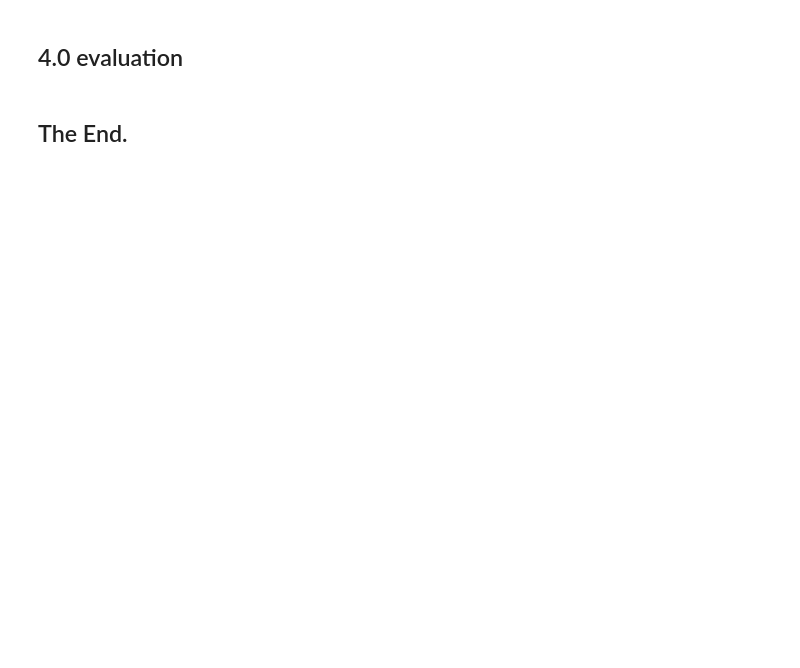
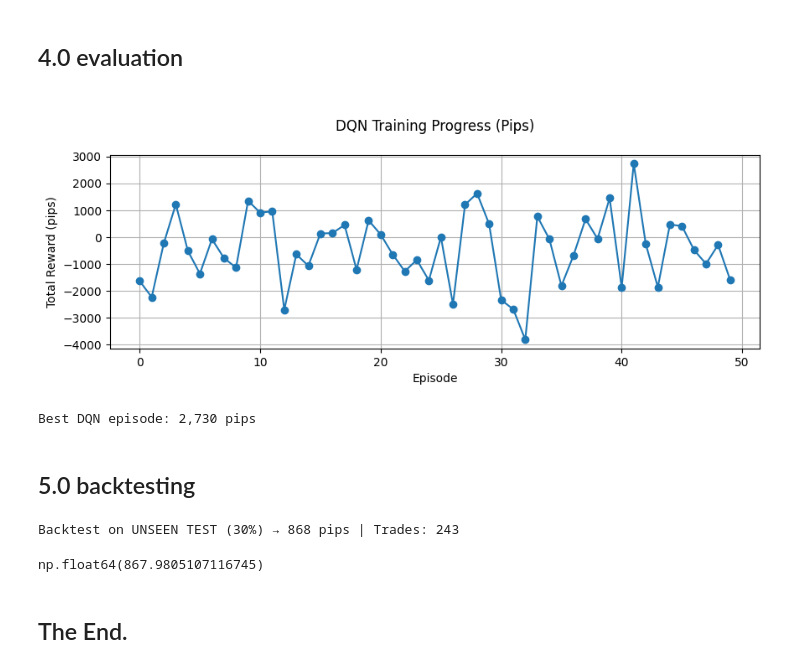
Before and after one commit to isuba-ian-k/Finance, a Jupyter notebook: fin_algo.ipynb, the cells around one changed output. Cells and saved outputs as stored; diff of their text form; code cells hidden in the pictures; blank space fills up the shorter version.

```diff
--- a/fin_algo.ipynb
+++ b/fin_algo.ipynb
@@ -109,3 +94,37 @@ class ReplayBuffer:
+# %%
+window = 30   # ← reduced from 60
+
+def create_state(idx, df=df_train):
+    if idx < window:
+        return None
+
+    # Scaled returns for stability
+    scaled_prices = df['close'].iloc[idx-window:idx].values
+    ratio = scaled_prices[1:] / (scaled_prices[:-1] + 1e-8)
+    ratio = np.clip(ratio, 0.9, 1.1)
+    returns = np.log(ratio)
+    returns = np.nan_to_num(returns, 0.0)
+    padded = np.zeros(window - 1)
+    padded[-len(returns):] = returns
+
+    # Raw prices for indicators (real scale)
+    raw_prices = close_prices[idx-window:idx]
+    raw_close = raw_prices[-1] if len(raw_prices) > 0 else 1.0
+    raw_series = pd.Series(raw_prices)
+
+    rsi = compute_rsi(raw_prices)
+    macd = compute_macd(raw_prices)
+    vol = np.std(returns[-20:]) if len(returns) >= 5 else 0.0  # Use scaled vol for norm
+    ema20 = raw_series.ewm(span=20, adjust=False).mean().iloc[-1]
+    ema50 = raw_series.ewm(span=50, adjust=False).mean().iloc[-1]
+    ema20_dist = (raw_close - ema20) / raw_close
+    ema50_dist = (raw_close - ema50) / raw_close
+    momentum = returns[-1] if len(returns) > 0 else 0.0  # Scaled momentum is fine
+
+    features = np.array([rsi/100.0, macd, ema20_dist, ema50_dist, vol, momentum])
+
+    state = np.concatenate([padded, features]).astype(np.float32)
+    return state
 # %% [markdown]
 ## 3.0 rl-algo architecture
 # %% [markdown]
@@ -221,12 +310,15 @@ for ep in range(episodes):
 ## 4.0 evaluation
 # %%
 # === FINAL REWARD PLOT ===
-plt.figure(figsize=(10,5))
+plt.figure(figsize=(10,3))
 plt.plot(all_rewards, marker='o')
-plt.title("DQN Training Progress (Pips)")
+plt.title("\nDQN Training Progress (Pips)\n")
 plt.xlabel("Episode")
 plt.ylabel("Total Reward (pips)")
 plt.grid(True)
 plt.show()
 
-print(f"Best DQN episode: {max(all_rewards):,.0f} pips")
+print(f"\n\nBest DQN episode: {max(all_rewards):,.0f} pips\n")
+# %% [output]
+[figure, added]
+Best DQN episode: 2,730 pips
@@ -241,0 +325,2 @@ plt.show()
+# %% [markdown]
+## 5.0 backtesting
@@ -242,2 +359,7 @@ plt.show()
+# %%
+load_and_trade(use_test_data=True)
+# %% [output]
+Backtest on UNSEEN TEST (30%) → 868 pips | Trades: 243
+np.float64(867.9805107116745)
 # %% [markdown]
 ## The End.
```
Also changed, not shown: parts of 12 cells of this notebook.
